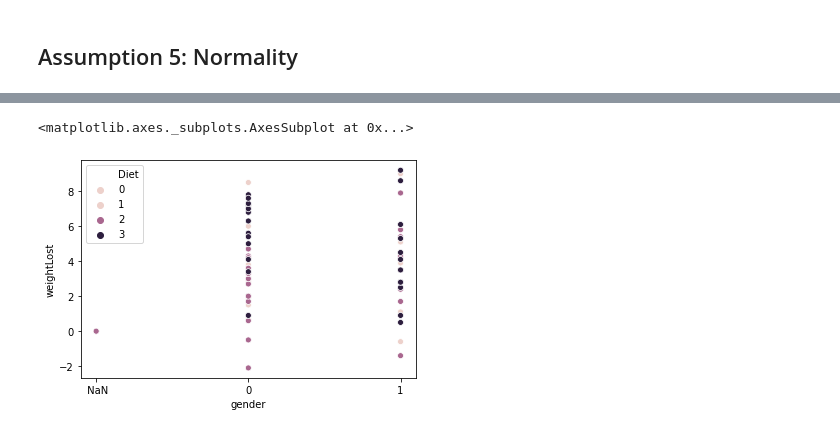
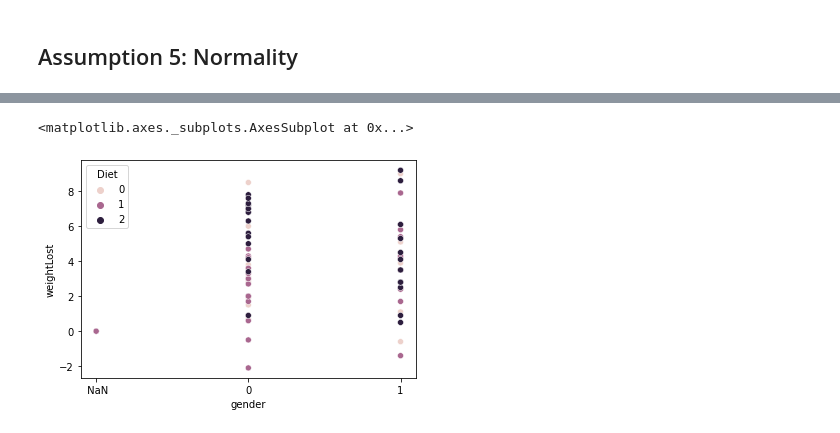
Before and after one commit to PJFinnerty/Machine-Learning-and-Statistics, a Jupyter notebook: ANOVA.ipynb, the cells around one changed output, grey strips where cells are left out. Saved outputs shown, nothing was run; the diff lists cells and outputs as text; code cells hidden in the pictures.

```diff
--- a/ANOVA.ipynb
+++ b/ANOVA.ipynb
@@ -122,4 +34,4 @@ pd.set_option('display.max_rows', 1000)
 # %% [markdown]
 ## Import Dataset
 # %%
-data_2 = pd.read_csv('Diet.csv')
+df = pd.read_csv('Diet.csv')
@@ -148,2 +62,2 @@ data_2
 # %%
-weightLost_df['weightLost'] = data_2['pre.weight'] - data_2['weight6weeks']
+df['weightLost'] = df['pre.weight'] - df['weight6weeks']
@@ -154,3 +84,3 @@ data_2 = result.rename(columns={0: 'weightLost'})  # new method
 # %%
 #Run once:
-#data_2['Diet'] = data_2['Diet'] - 1
+df['Diet'] = df['Diet'] - 1
@@ -179,7 +109,7 @@ data_2
 # %% [markdown]
 ### Dependent: Weightost
 # %%
-weightLost = data_2['weightLost']
+weightLost = df['weightLost']
 # %% [markdown]
 ## Assumption 2: Independent Variable
 # %% [markdown]
@@ -214,5 +146,5 @@ ImportError: cannot import name 'displot' from 'seaborn' (c:\users\hp\anaconda3\
 # %%
-sns.scatterplot(data_2['gender'], weightLost, hue=data_2['Diet'])
+sns.scatterplot(df['gender'], weightLost, hue=df['Diet'])
 # %% [output]
 <matplotlib.axes._subplots.AxesSubplot at 0x...>
-[figure, old version]
+[figure, new version]
```
Also changed, not shown: parts of 36 cells of this notebook.
